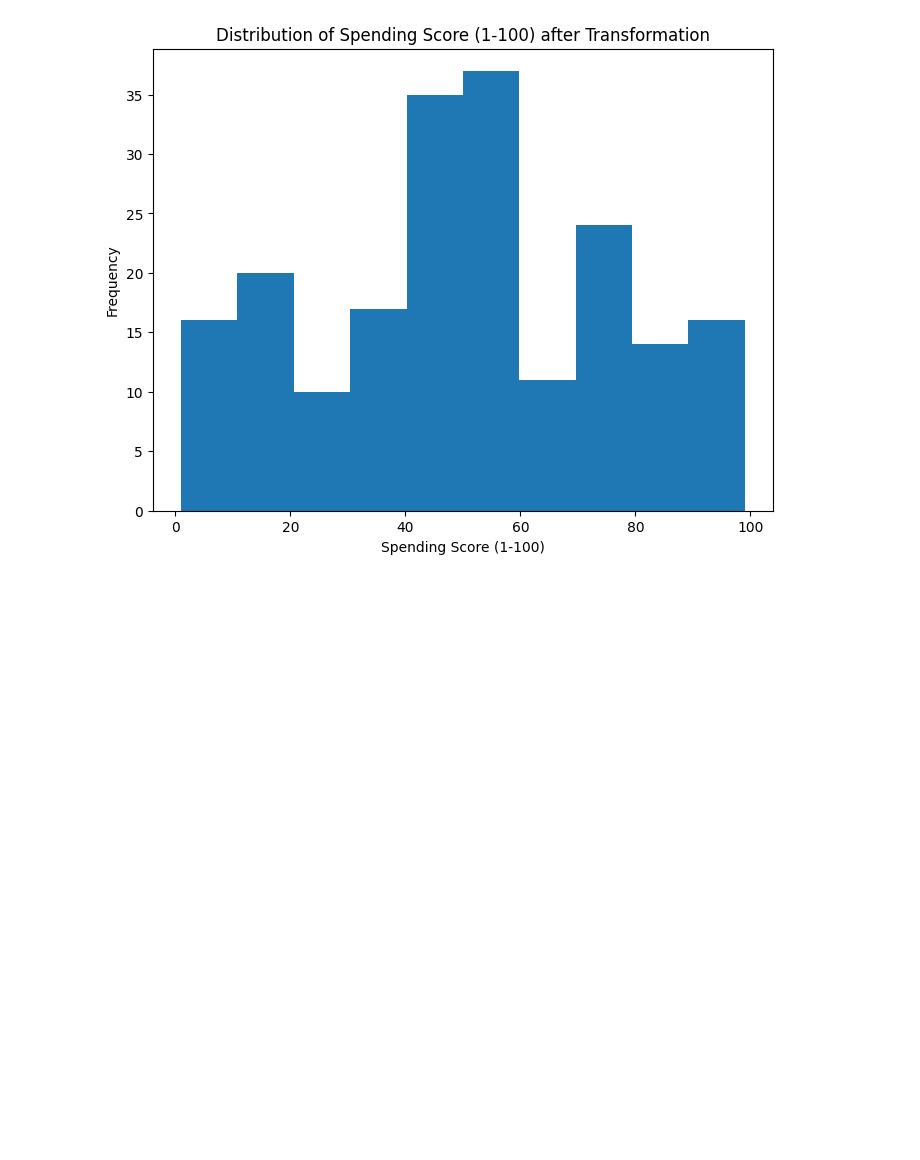
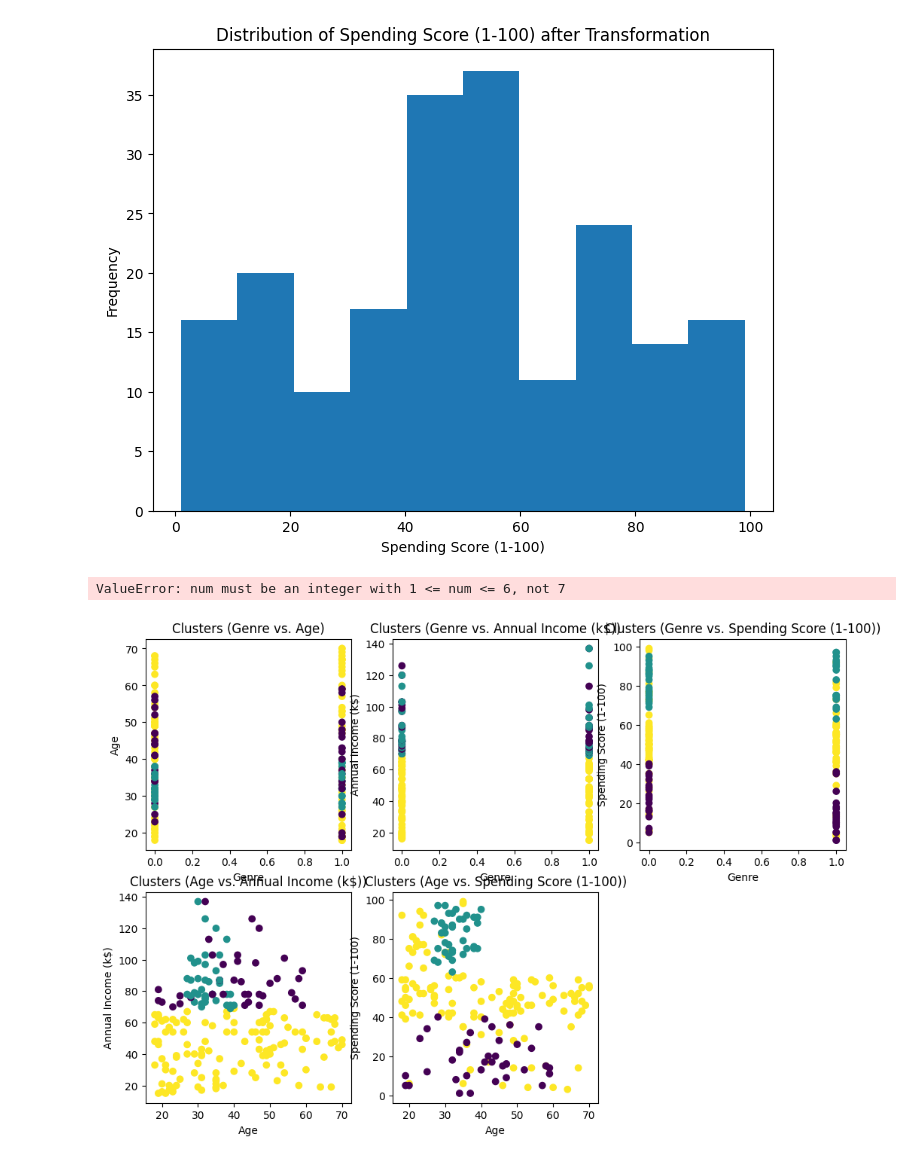
Before and after one commit to JaveriaIrfan686/Mall-Customer-by-using-Clustering, a Jupyter notebook: mall customer clustering.ipynb, the cells around one changed output. Drawn from its saved outputs; the diff is of its cells as text; code cells hidden in the pictures; blank space fills up the shorter version.

Commit message:
Performed K mean clustering

```diff
--- a/mall customer clustering.ipynb
+++ b/mall customer clustering.ipynb
@@ -377,3 +377,57 @@ dtype: float64
 [figure]
 [figure]
 [figure]
+# %%
+#k mean clustering algorithm
+import pandas as pd
+import matplotlib.pyplot as plt
+from sklearn.cluster import KMeans
+from sklearn.preprocessing import LabelEncoder
+
+
+# Create a DataFrame from the data
+df = pd.DataFrame(df_encoded)
+
+# Encode the 'Genre' column to numerical values
+le = LabelEncoder()
+df['Genre'] = le.fit_transform(df['Genre'])
+
+# Select columns for clustering (excluding 'CustomerID' for this example)
+selected_columns = ['Genre', 'Age', 'Annual Income (k$)', 'Spending Score (1-100)']
+X = df[selected_columns]
+
+# Specify the number of clusters (K)
+k = 3
+
+# Create and fit the K-Means model
+kmeans = KMeans(n_clusters=k, random_state=0)
+kmeans.fit(X)
+
+# Assign cluster labels to each data point
+cluster_labels = kmeans.labels_
+
+# Add the cluster labels to the DataFrame
+df['Cluster'] = cluster_labels
+
+# Visualize the clusters (pairwise features)
+plt.figure(figsize=(12, 8))
+for i in range(len(selected_columns)):
+    for j in range(i+1, len(selected_columns)):
+        plt.subplot(2, 3, (i*3 + j - i))  # Fix subplot numbering
+        plt.scatter(df[selected_columns[i]], df[selected_columns[j]], c=cluster_labels, cmap='viridis')
+        plt.xlabel(selected_columns[i])
+        plt.ylabel(selected_columns[j])
+        plt.title(f'Clusters ({selected_columns[i]} vs. {selected_columns[j]})')
+plt.tight_layout()
+plt.show()
+
+# Print the cluster centers
+print("Cluster Centers (Centroids):\n")
+print(kmeans.cluster_centers_)
+
+# Print the cluster assignments for each data point
+print("\nCluster Assignments for Data Points:\n")
+print(cluster_labels)
+# %% [output]
+ValueError: num must be an integer with 1 <= num <= 6, not 7
+[figure, added]
```
